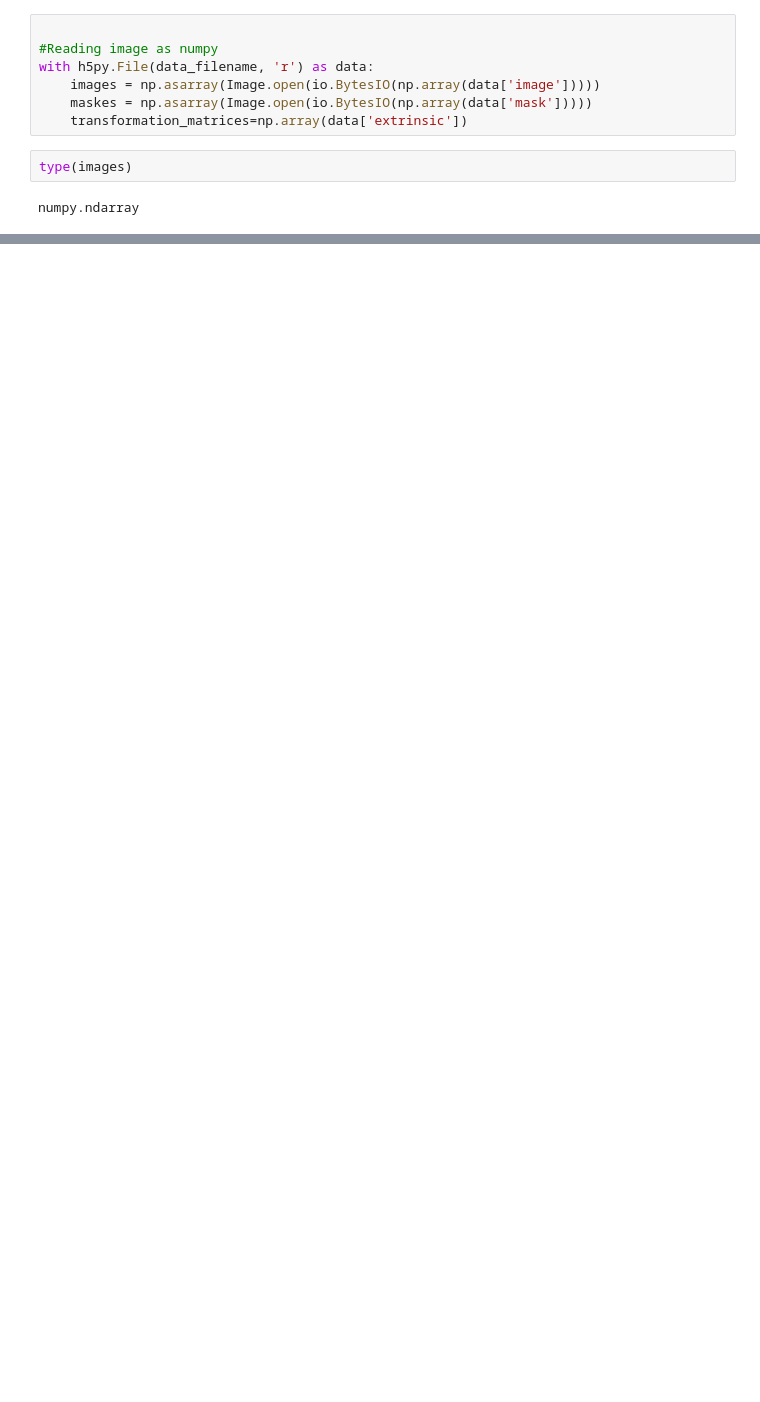
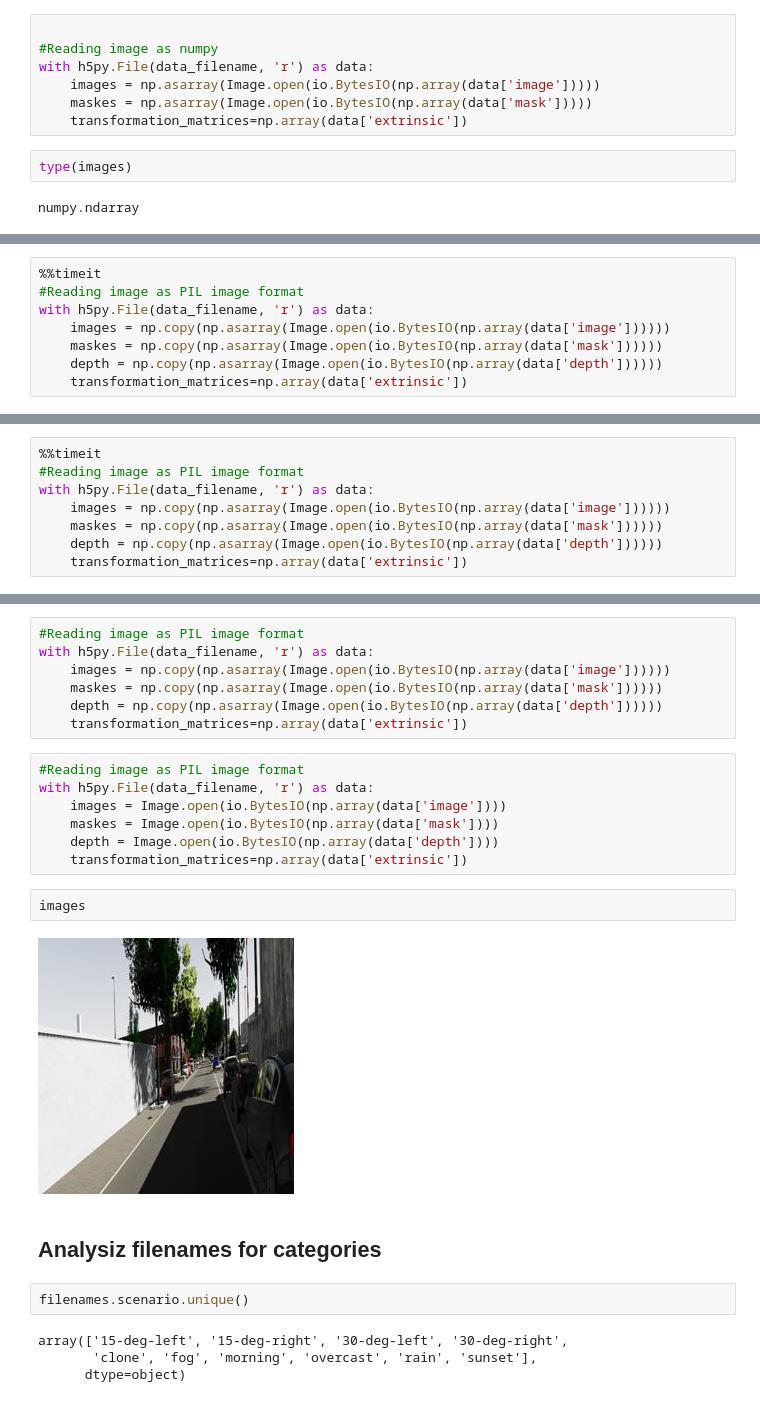
Before and after one commit to DependableSoftware2-0/SemanticTemporalFusion, a Jupyter notebook: semantic_segmentation_notebooks/hdf5_vkitti.ipynb, the cells around one changed output, grey strips where cells are left out. Cells and saved outputs as stored; diff of their text form; blank space fills up the shorter version.

```diff
--- a/semantic_segmentation_notebooks/hdf5_vkitti.ipynb
+++ b/semantic_segmentation_notebooks/hdf5_vkitti.ipynb
@@ -168,0 +228,8 @@ numpy.ndarray
+# %%
+%%timeit
+#Reading image as PIL image format
+with h5py.File(data_filename, 'r') as data:
+    images = np.copy(np.asarray(Image.open(io.BytesIO(np.array(data['image'])))))
+    maskes = np.copy(np.asarray(Image.open(io.BytesIO(np.array(data['mask'])))))
+    depth = np.copy(np.asarray(Image.open(io.BytesIO(np.array(data['depth'])))))
+    transformation_matrices=np.array(data['extrinsic'])
@@ -168,0 +238,8 @@ numpy.ndarray
+# %%
+%%timeit
+#Reading image as PIL image format
+with h5py.File(data_filename, 'r') as data:
+    images = np.copy(np.asarray(Image.open(io.BytesIO(np.array(data['image'])))))
+    maskes = np.copy(np.asarray(Image.open(io.BytesIO(np.array(data['mask'])))))
+    depth = np.copy(np.asarray(Image.open(io.BytesIO(np.array(data['depth'])))))
+    transformation_matrices=np.array(data['extrinsic'])
@@ -168,0 +248,26 @@ numpy.ndarray
+# %%
+#Reading image as PIL image format
+with h5py.File(data_filename, 'r') as data:
+    images = np.copy(np.asarray(Image.open(io.BytesIO(np.array(data['image'])))))
+    maskes = np.copy(np.asarray(Image.open(io.BytesIO(np.array(data['mask'])))))
+    depth = np.copy(np.asarray(Image.open(io.BytesIO(np.array(data['depth'])))))
+    transformation_matrices=np.array(data['extrinsic'])
+# %%
+#Reading image as PIL image format
+with h5py.File(data_filename, 'r') as data:
+    images = Image.open(io.BytesIO(np.array(data['image'])))
+    maskes = Image.open(io.BytesIO(np.array(data['mask'])))
+    depth = Image.open(io.BytesIO(np.array(data['depth'])))
+    transformation_matrices=np.array(data['extrinsic'])
+# %%
+images
+# %% [output]
+[figure, added]
+# %% [markdown]
+## Analysiz filenames for categories
+# %%
+filenames.scenario.unique()
+# %% [output]
+array(['15-deg-left', '15-deg-right', '30-deg-left', '30-deg-right',
+       'clone', 'fog', 'morning', 'overcast', 'rain', 'sunset'],
+      dtype=object)
```
Also changed, not shown: parts of 16 cells of this notebook, 13 other files.
